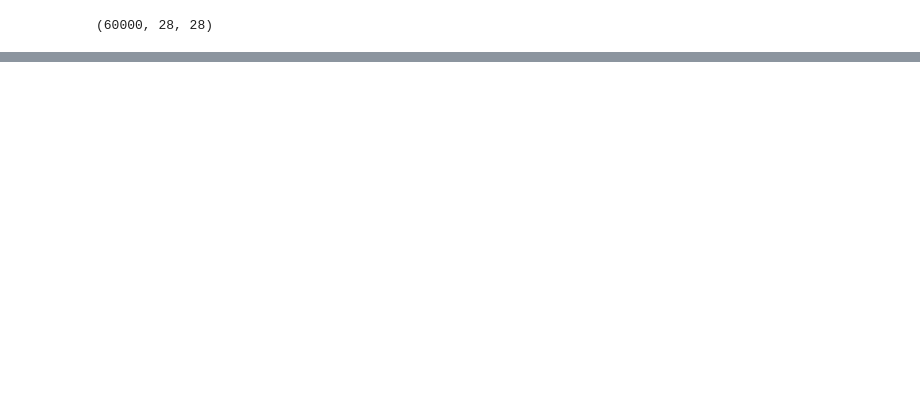
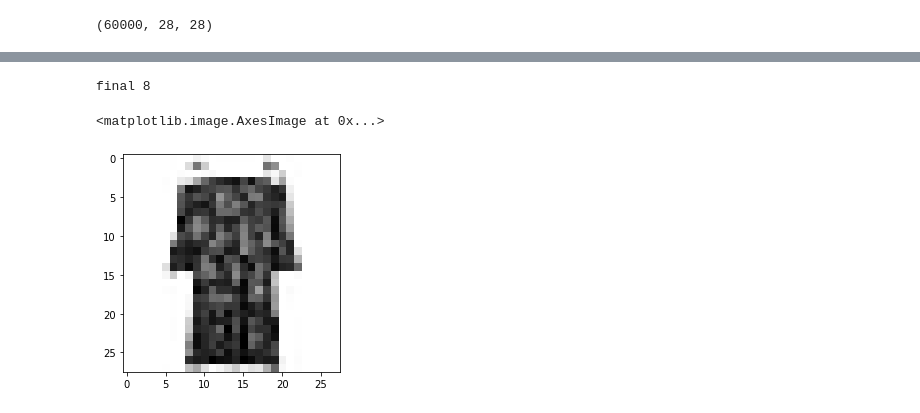
Before and after one commit to justakaigood/banana, a Jupyter notebook: tensorflow_1.ipynb, the cells around one changed output, grey strips where cells are left out. Saved outputs shown, nothing was run; the diff lists cells and outputs as text; code cells hidden in the pictures; blank space fills up the shorter version.

```diff
--- a/tensorflow_1.ipynb
+++ b/tensorflow_1.ipynb
@@ -139,0 +139,2 @@ Epoch 10/10
+# %%
+model.fit(x_train,y_train,batch_size=50,epoches=400)
@@ -139,0 +144,10 @@ Epoch 10/10
+# %%
+n=33
+result=model.predict_classes(x_test)
+result[33]
+print('final',result[n])
+plt.imshow(x_test[n].reshape(28,28),cmap='Greys')
+# %% [output]
+final 8
+<matplotlib.image.AxesImage at 0x...>
+[figure, added]
```
Also changed, not shown: parts of 17 cells of this notebook.
